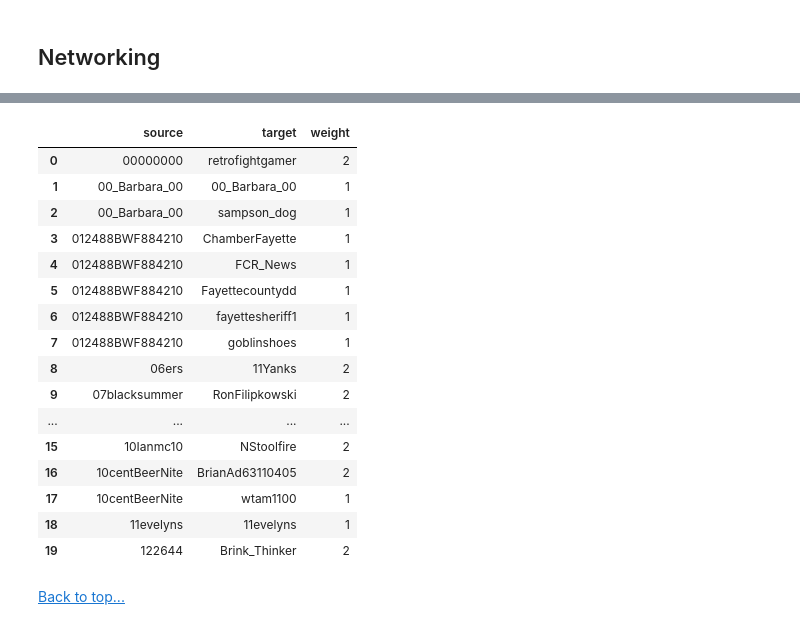
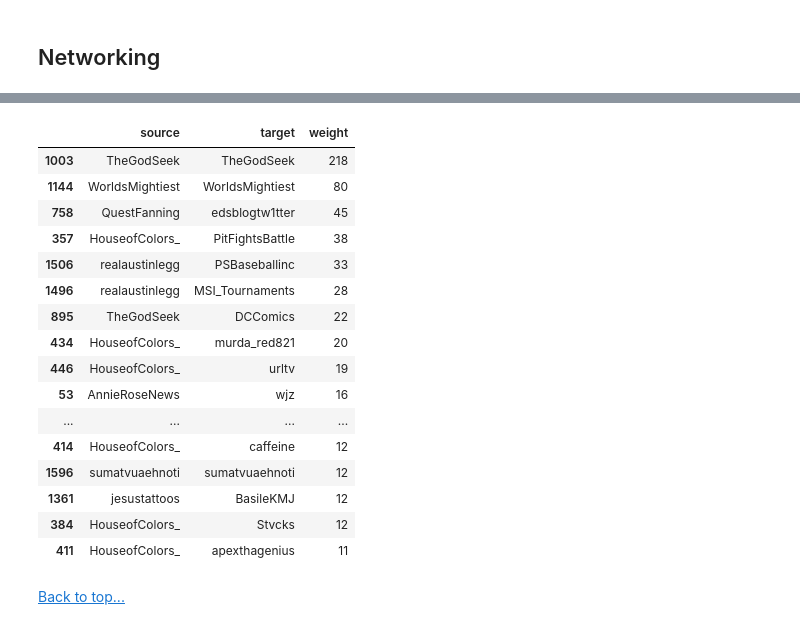
Before and after one commit to datadoctor100/twitter_analysis, a Jupyter notebook: twitter_news.ipynb, the cells around one changed output, grey strips where cells are left out. Saved outputs shown, nothing was run; the diff lists cells and outputs as text; code cells hidden in the pictures.

```diff
--- a/twitter_news.ipynb
+++ b/twitter_news.ipynb
@@ -272,25 +284,25 @@ edges = pd.DataFrame(edges, columns = ['source', 'target'])
 # Calculate edge weights
 weights = edges.groupby(['source', 'target']).size().reset_index().rename({0: 'weight'}, axis = 1)
 # %%
-weights.head(n = 20)
+weights.sort_values('weight', ascending = False).head(n = 20)
 # %% [output]
 |  | source | target | weight |
-| 0 | 00000000 | retrofightgamer | 2 |
-| 1 | 00_Barbara_00 | 00_Barbara_00 | 1 |
-| 2 | 00_Barbara_00 | sampson_dog | 1 |
-| 3 | 012488BWF884210 | ChamberFayette | 1 |
-| 4 | 012488BWF884210 | FCR_News | 1 |
-| 5 | 012488BWF884210 | Fayettecountydd | 1 |
-| 6 | 012488BWF884210 | fayettesheriff1 | 1 |
-| 7 | 012488BWF884210 | goblinshoes | 1 |
-| 8 | 06ers | 11Yanks | 2 |
-| 9 | 07blacksummer | RonFilipkowski | 2 |
+| 1003 | TheGodSeek | TheGodSeek | 218 |
+| 1144 | WorldsMightiest | WorldsMightiest | 80 |
+| 758 | QuestFanning | edsblogtw1tter | 45 |
+| 357 | HouseofColors_ | PitFightsBattle | 38 |
+| 1506 | realaustinlegg | PSBaseballinc | 33 |
+| 1496 | realaustinlegg | MSI_Tournaments | 28 |
+| 895 | TheGodSeek | DCComics | 22 |
+| 434 | HouseofColors_ | murda_red821 | 20 |
+| 446 | HouseofColors_ | urltv | 19 |
+| 53 | AnnieRoseNews | wjz | 16 |
 | ... | ... | ... | ... |
-| 15 | 10Ianmc10 | NStoolfire | 2 |
-| 16 | 10centBeerNite | BrianAd63110405 | 2 |
-| 17 | 10centBeerNite | wtam1100 | 1 |
-| 18 | 11evelyns | 11evelyns | 1 |
-| 19 | 122644 | Brink_Thinker | 2 |
+| 414 | HouseofColors_ | caffeine | 12 |
+| 1596 | sumatvuaehnoti | sumatvuaehnoti | 12 |
+| 1361 | jesustattoos | BasileKMJ | 12 |
+| 384 | HouseofColors_ | Stvcks | 12 |
+| 411 | HouseofColors_ | apexthagenius | 11 |
 # %%
 weights.to_csv('weighted_twitter_news_networks.csv', index = False)
 # %%
```
Also changed, not shown: parts of 26 cells of this notebook.
